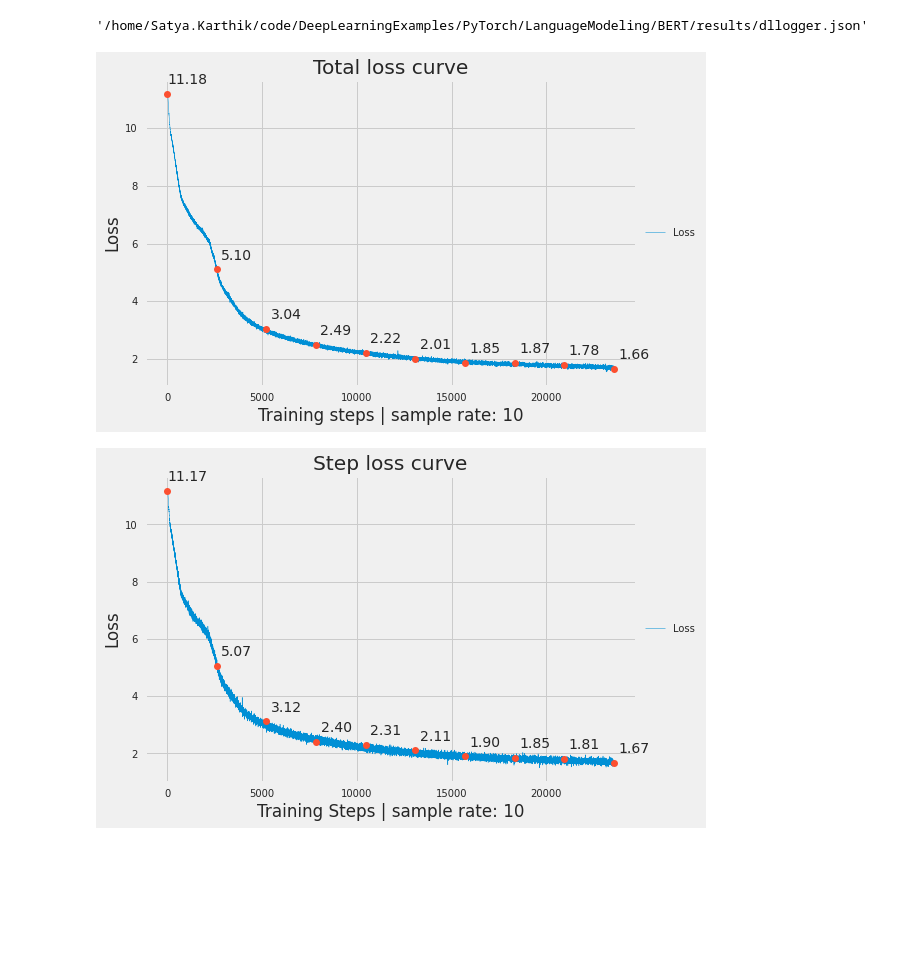
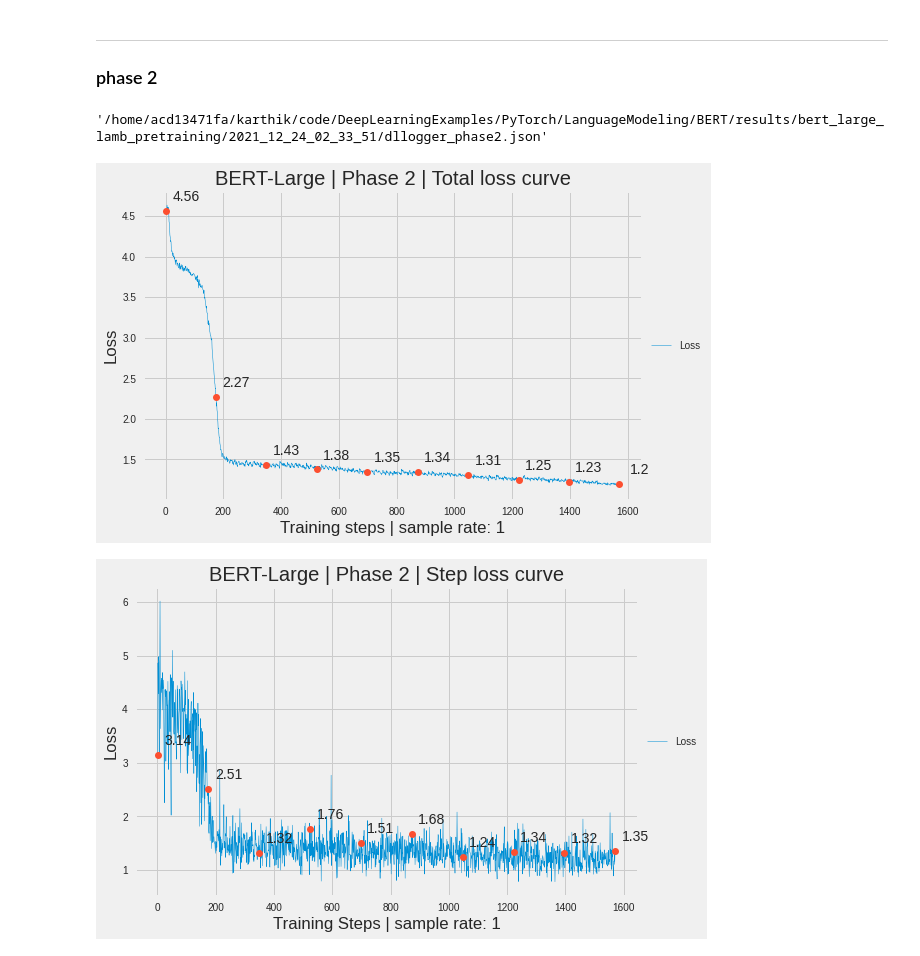
Before and after one commit to satya-karthik/DeepLearningExamples, a Jupyter notebook: PyTorch/LanguageModeling/BERT/testing_and_visualization.ipynb, the cells around one changed output. Drawn from its saved outputs; the diff is of its cells as text; code cells hidden in the pictures; blank space fills up the shorter version.

Commit message:
created 2 different scripts for base and large trainings

```diff
--- a/PyTorch/LanguageModeling/BERT/testing_and_visualization.ipynb
+++ b/PyTorch/LanguageModeling/BERT/testing_and_visualization.ipynb
@@ -37,7 +40,7 @@ def get_data(file_path,sub_sample):
     assert x.shape == y.shape, f"x shape:{x.shape} vs y shape {y.shape}"
     return x,y
 # %%
-def create_plot(x,y,labels,plot_name,style='fivethirtyeight', line_width = 2,xytext=(20,10)):
+def create_plot(x,y,labels,plot_name,style='fivethirtyeight', line_width = 2,xytext=(20,10),pres=2):
     # configurations for plot
     plt.style.use("seaborn")
     plt.style.use(style)
@@ -54,7 +57,7 @@ def create_plot(x,y,labels,plot_name,style='fivethirtyeight', line_width = 2,xyt
     plt.plot(x[point_index], y[point_index],  'o')
     # annotate the values
     for xitem,yitem in np.nditer([x[point_index], y[point_index]]):
-        etiqueta = "{:.2f}".format(yitem)
+        etiqueta = f"{np.around(yitem,pres)}"
         plt.annotate(etiqueta, (xitem,yitem), textcoords="offset points",xytext=xytext,ha="center")
 
     # show the plot.
@@ -66,7 +67,7 @@ def create_plot(x,y,labels,plot_name,style='fivethirtyeight', line_width = 2,xyt
 # %%
 def get_plot(log_path, labels, plot_name, sub_sample=None, save_key="average_loss",next_key='step_loss',
-             style='fivethirtyeight', line_width = 0.5,xytext=(20,10)):
+             style='fivethirtyeight', line_width = 0.5,xytext=(20,10),pres=2):
 
     parsed_file = parse_log(log_path,save_key=save_key, next_key=next_key)
     x, y = get_data(parsed_file,sub_sample)
-    create_plot(x,y,labels,plot_name,style=style, line_width = line_width,xytext=xytext)
+    create_plot(x,y,labels,plot_name,style=style, line_width = line_width,xytext=xytext,pres=pres)
@@ -72,0 +79,4 @@ def get_plot(log_path, labels, plot_name, sub_sample=None, save_key="average_los
+# %%
+dir_name = Path('results/bert_large_lamb_pretraining/2021_12_24_02_33_51').resolve()
+file_path = str(dir_name/"dllogger_phase1.json")
+file_path
@@ -73,17 +106,22 @@ def get_plot(log_path, labels, plot_name, sub_sample=None, save_key="average_los
+# %% [markdown]
+---
+### phase 2
 # %%
-file_path = str(Path('results/dllogger.json').resolve())
+file_path = str(dir_name/"dllogger_phase2.json")
 file_path
 # %% [output]
-'/home/Satya.Karthik/code/DeepLearningExamples/PyTorch/LanguageModeling/BERT/results/dllogger.json'
+'/home/acd13471fa/karthik/code/DeepLearningExamples/PyTorch/LanguageModeling/BERT/results/bert_large_lamb_pretraining/2021_12_24_02_33_51/dllogger_phase2.json'
 # %%
-sample_rate = 10
-get_plot(file_path,labels=[f'Training steps | sample rate: {sample_rate}',"Loss"],plot_name='Total loss curve', sub_sample=sample_rate,
+sample_rate = 1
+get_plot(file_path,labels=[f'Training steps | sample rate: {sample_rate}',"Loss"],
+         plot_name='BERT-Large | Phase 2 | Total loss curve', sub_sample=sample_rate,
          save_key="average_loss",next_key='step_loss')
 # %% [output]
-[figure, old version]
+[figure, new version]
 # %%
-sample_rate = 10
-get_plot(file_path,labels=[f'Training Steps | sample rate: {sample_rate}',"Loss"],plot_name='Step loss curve',sub_sample=sample_rate,
+sample_rate = 1
+get_plot(file_path,labels=[f'Training Steps | sample rate: {sample_rate}',"Loss"],
+         plot_name='BERT-Large | Phase 2 | Step loss curve',sub_sample=sample_rate,
          save_key="step_loss",next_key='learning_rate')
 # %% [output]
-[figure, old version]
+[figure, new version]
```
Also changed, not shown: parts of 22 cells of this notebook, 3 other files.
